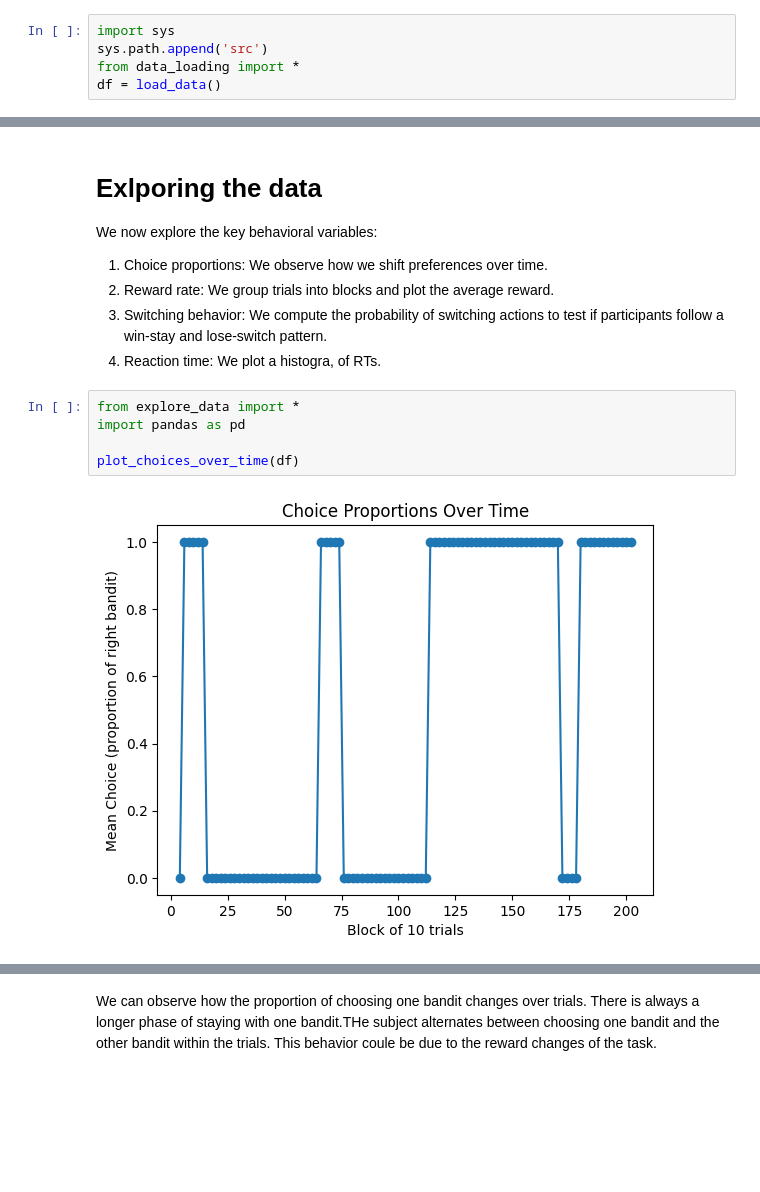
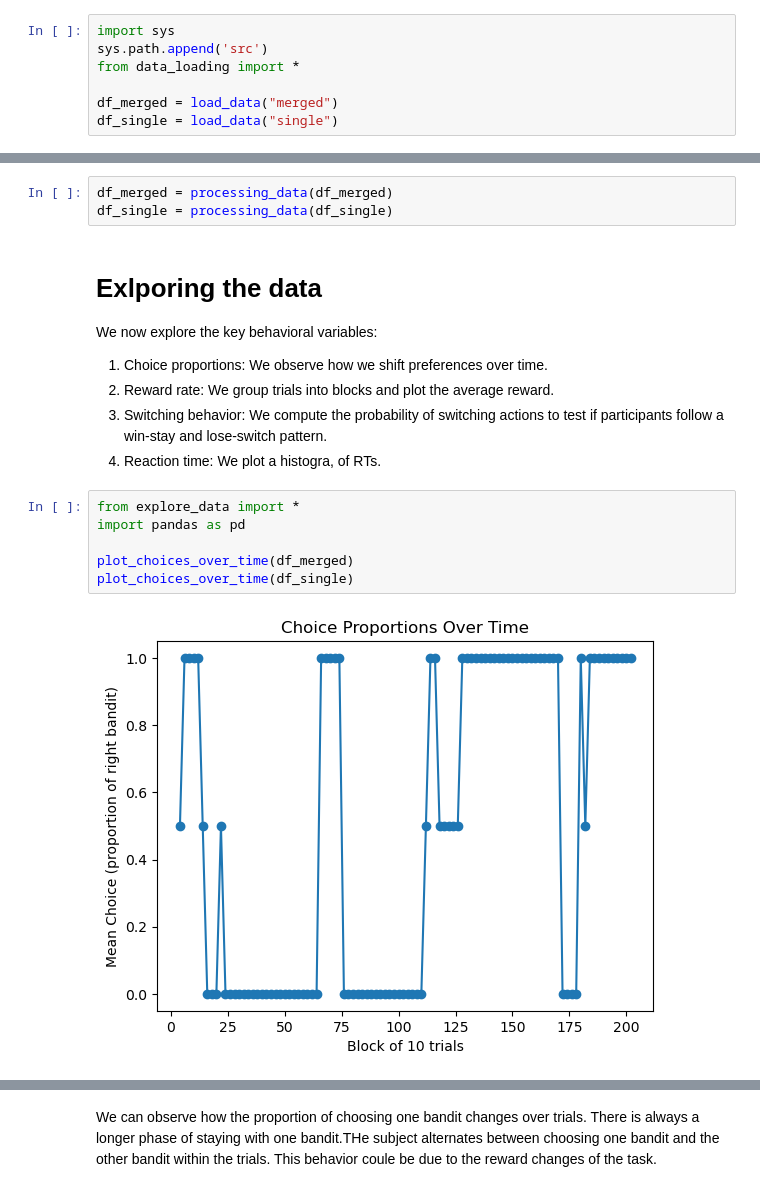
Before and after one commit to elihagen/modeling_group3, a Jupyter notebook: Group3_Experiment_1.ipynb, the cells around one changed output, grey strips where cells are left out. Cells and saved outputs as stored; diff of their text form; blank space fills up the shorter version.

Commit message:
add: single vs merged file

```diff
--- a/Group3_Experiment_1.ipynb
+++ b/Group3_Experiment_1.ipynb
@@ -78,4 +78,6 @@ Reasons for choosing:
 import sys
 sys.path.append('src')
 from data_loading import *
-df = load_data()
+
+df_merged = load_data("merged")
+df_single = load_data("single")
@@ -139,3 +119,6 @@ dataframe          rt                                           stimulus  respon
+# %%
+df_merged = processing_data(df_merged)
+df_single = processing_data(df_single)
 # %% [markdown]
 # Exlporing the data
 
@@ -151,7 +134,8 @@ We plot a histogra, of RTs.
 # %%
 from explore_data import *
 import pandas as pd
 
-plot_choices_over_time(df)
+plot_choices_over_time(df_merged)
+plot_choices_over_time(df_single)
 # %% [output]
-[figure, old version]
+[figure, new version]
```
Also changed, not shown: parts of 17 cells of this notebook, 4 other files.
